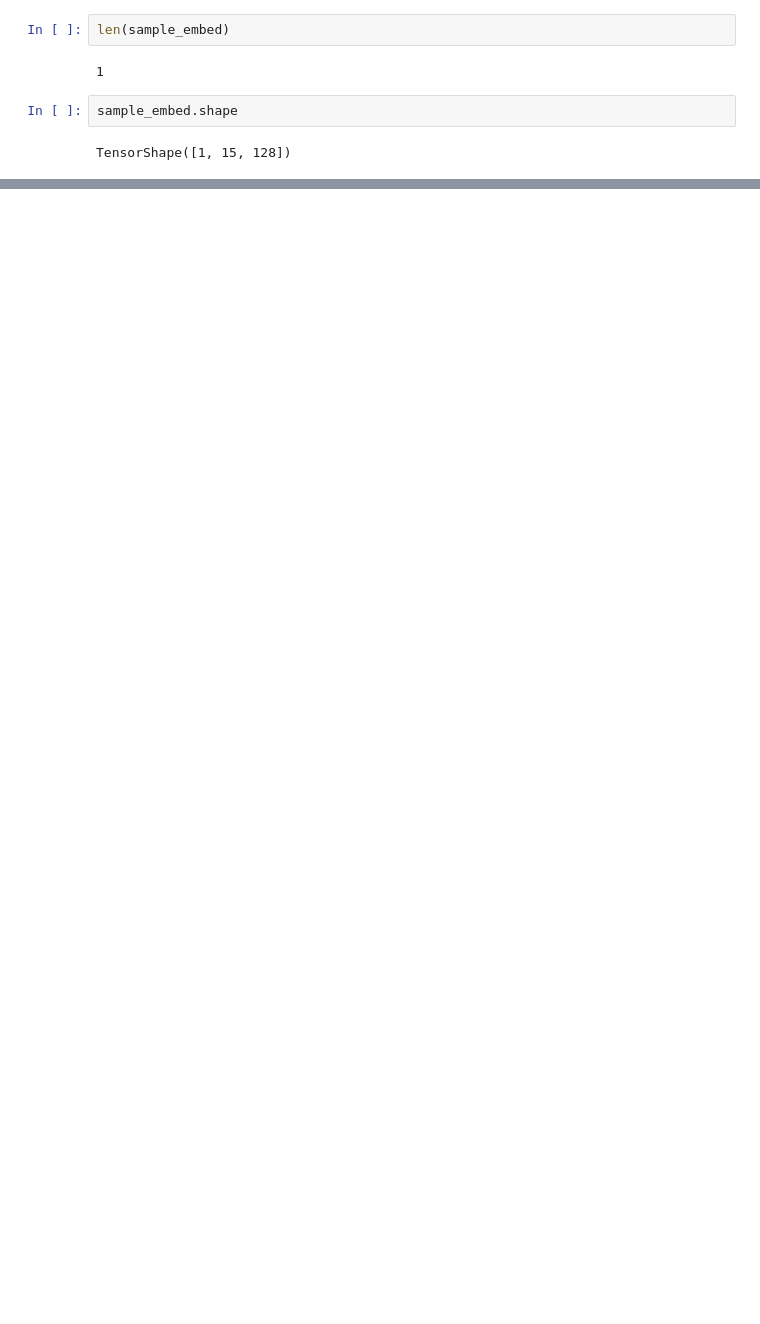
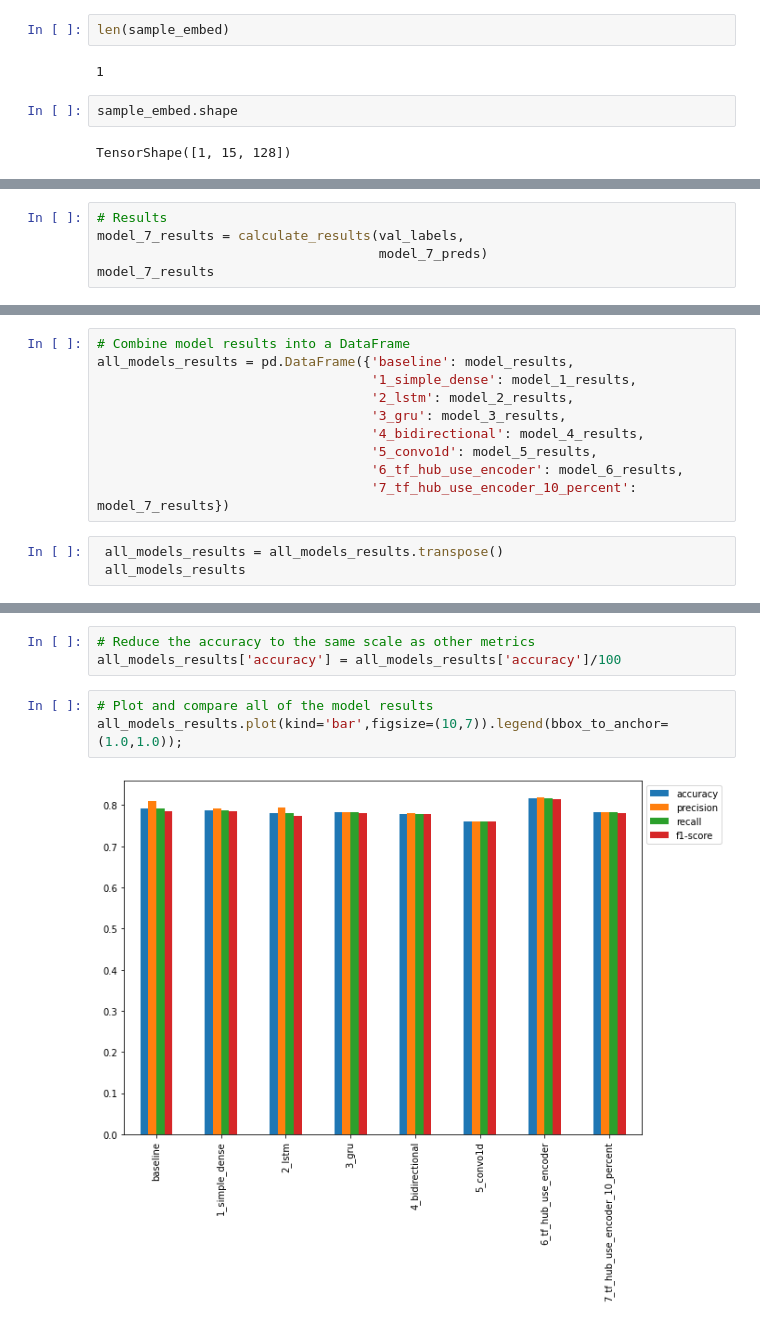
Before and after one commit to ThejakaSEP/Tensorflow_Certification, a Jupyter notebook: 06_NLP_with_TF.ipynb, the cells around one changed output, grey strips where cells are left out. Saved outputs shown, nothing was run; the diff lists cells and outputs as text; blank space fills up the shorter version.

```diff
--- a/06_NLP_with_TF.ipynb
+++ b/06_NLP_with_TF.ipynb
@@ -299,0 +1212,5 @@ array([[5313, 6031,  777,  232,  338,   10, 3154,    1,    1,    1,    1,
+# %%
+# Results
+model_7_results = calculate_results(val_labels,
+                                    model_7_preds)
+model_7_results
@@ -299,0 +1235,13 @@ array([[5313, 6031,  777,  232,  338,   10, 3154,    1,    1,    1,    1,
+# %%
+# Combine model results into a DataFrame
+all_models_results = pd.DataFrame({'baseline': model_results,
+                                   '1_simple_dense': model_1_results,
+                                   '2_lstm': model_2_results,
+                                   '3_gru': model_3_results,
+                                   '4_bidirectional': model_4_results,
+                                   '5_convo1d': model_5_results,
+                                   '6_tf_hub_use_encoder': model_6_results,
+                                   '7_tf_hub_use_encoder_10_percent': model_7_results})
+# %%
+ all_models_results = all_models_results.transpose()
+ all_models_results
@@ -299,0 +1258,8 @@ array([[5313, 6031,  777,  232,  338,   10, 3154,    1,    1,    1,    1,
+# %%
+# Reduce the accuracy to the same scale as other metrics
+all_models_results['accuracy'] = all_models_results['accuracy']/100
+# %%
+# Plot and compare all of the model results
+all_models_results.plot(kind='bar',figsize=(10,7)).legend(bbox_to_anchor=(1.0,1.0));
+# %% [output]
+[figure, added]
```
Also changed, not shown: parts of 139 cells of this notebook.
